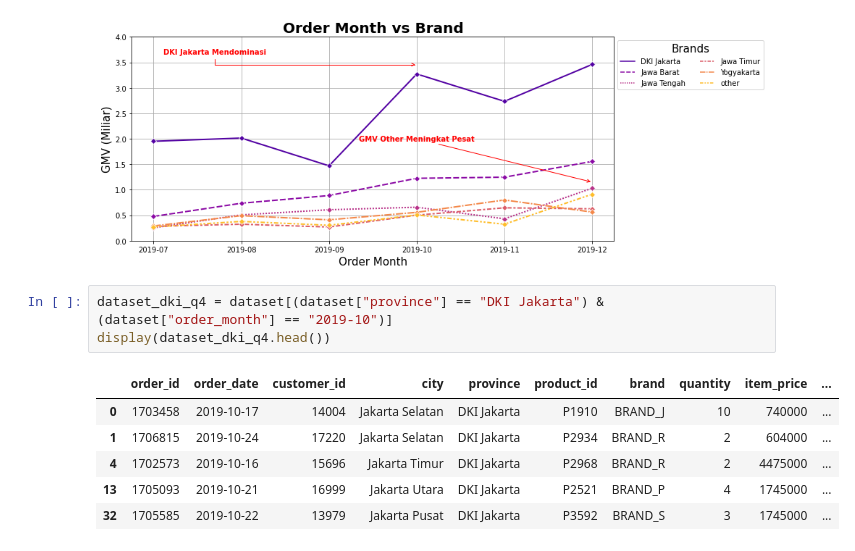
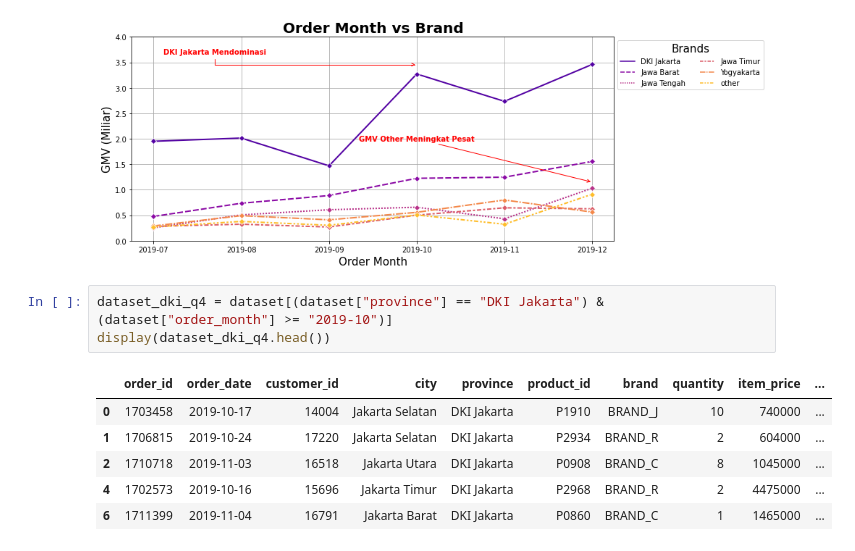
Before and after one commit to UsepSyaikalArifin/Application-File-PT-Bukit-Makmur-Mandiri-Utama-BUMA-, a Jupyter notebook: Kelas Fundamental/Data Visualization with Python Matplotlib for Beginner/Jupyter Notebook/main.ipynb, the cells around one changed output. Drawn from its saved outputs; the diff is of its cells as text.

```diff
--- a/Kelas Fundamental/Data Visualization with Python Matplotlib for Beginner/Jupyter Notebook/main.ipynb
+++ b/Kelas Fundamental/Data Visualization with Python Matplotlib for Beginner/Jupyter Notebook/main.ipynb
@@ -264,15 +259,15 @@ plt.show()
 # %% [output]
 [figure]
 # %%
-dataset_dki_q4 = dataset[(dataset["province"] == "DKI Jakarta") & (dataset["order_month"] == "2019-10")]
+dataset_dki_q4 = dataset[(dataset["province"] == "DKI Jakarta") & (dataset["order_month"] >= "2019-10")]
 display(dataset_dki_q4.head())
 # %% [output]
 |  | order_id | order_date | customer_id | city | province | product_id | brand | quantity | item_price | ... |
 | 0 | 1703458 | 2019-10-17 | 14004 | Jakarta Selatan | DKI Jakarta | P1910 | BRAND_J | 10 | 740000 | ... |
 | 1 | 1706815 | 2019-10-24 | 17220 | Jakarta Selatan | DKI Jakarta | P2934 | BRAND_R | 2 | 604000 | ... |
+| 2 | 1710718 | 2019-11-03 | 16518 | Jakarta Utara | DKI Jakarta | P0908 | BRAND_C | 8 | 1045000 | ... |
 | 4 | 1702573 | 2019-10-16 | 15696 | Jakarta Timur | DKI Jakarta | P2968 | BRAND_R | 2 | 4475000 | ... |
-| 13 | 1705093 | 2019-10-21 | 16999 | Jakarta Utara | DKI Jakarta | P2521 | BRAND_P | 4 | 1745000 | ... |
-| 32 | 1705585 | 2019-10-22 | 13979 | Jakarta Pusat | DKI Jakarta | P3592 | BRAND_S | 3 | 1745000 | ... |
+| 6 | 1711399 | 2019-11-04 | 16791 | Jakarta Barat | DKI Jakarta | P0860 | BRAND_C | 1 | 1465000 | ... |
 # %%
 gmv_per_city_dki_q4 = dataset_dki_q4.groupby(["city"])["gmv"].sum().reset_index()
 
```
Also changed, not shown: parts of 4 cells of this notebook.
